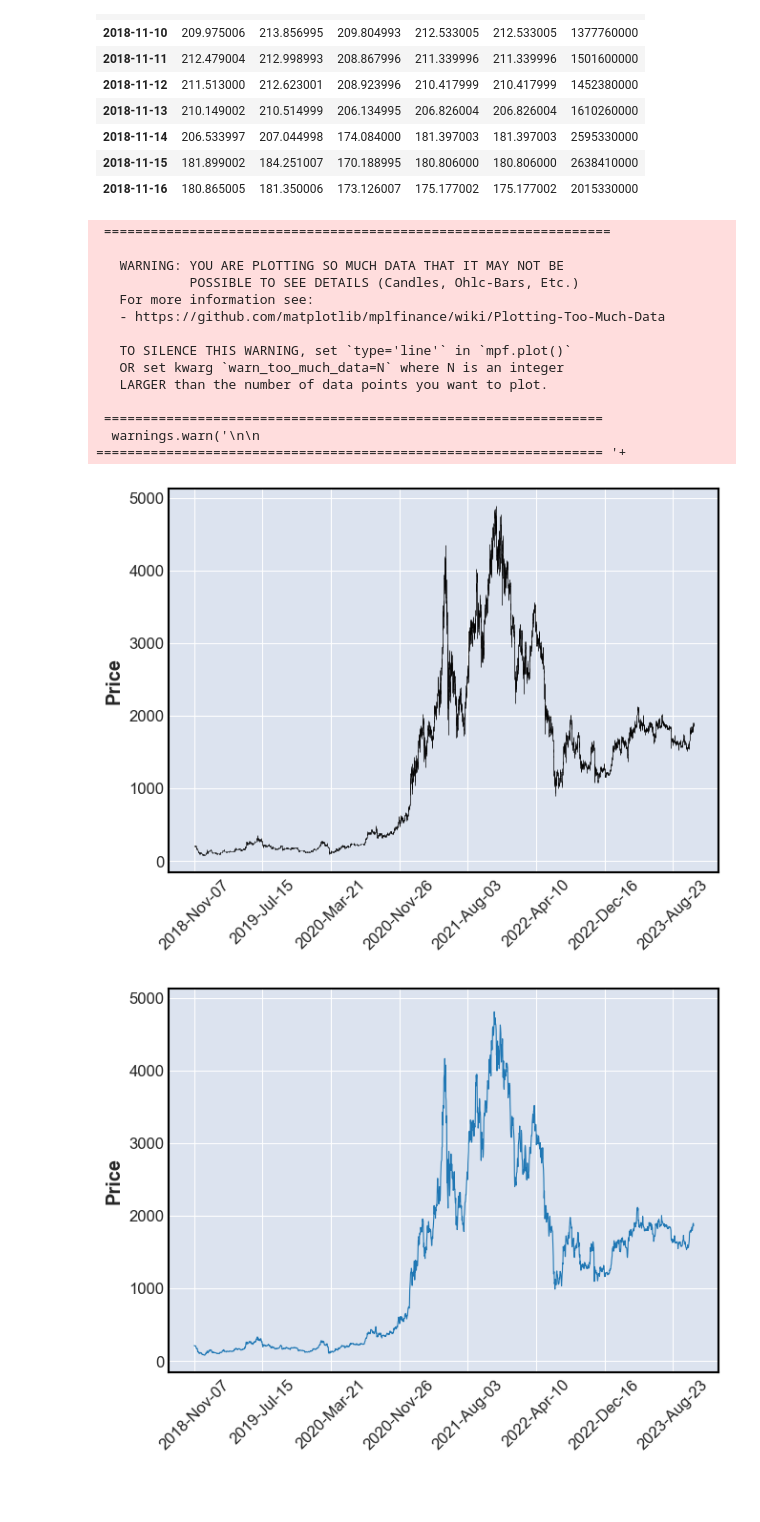
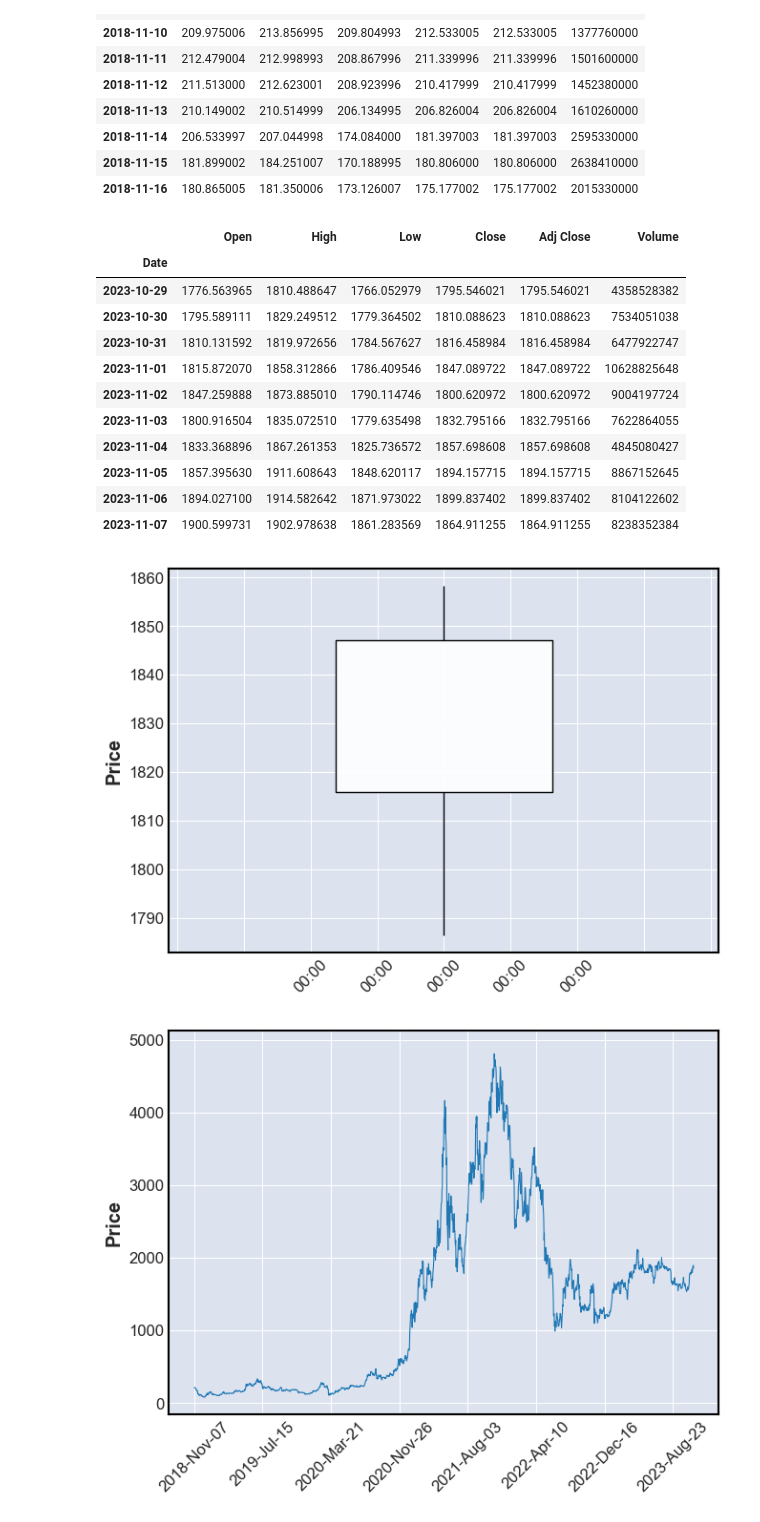
Before and after one commit to MohammadKatif/Cryptocurrency-price-prediction-model, a Jupyter notebook: Crypto_model_1.ipynb, the cells around one changed output. Cells and saved outputs as stored; diff of their text form; code cells hidden in the pictures; blank space fills up the shorter version.

```diff
--- a/Crypto_model_1.ipynb
+++ b/Crypto_model_1.ipynb
@@ -76,23 +76,25 @@ df.head(10)
 | 2018-11-14 | 206.533997 | 207.044998 | 174.084000 | 181.397003 | 181.397003 | 2595330000 |
 | 2018-11-15 | 181.899002 | 184.251007 | 170.188995 | 180.806000 | 180.806000 | 2638410000 |
 | 2018-11-16 | 180.865005 | 181.350006 | 173.126007 | 175.177002 | 175.177002 | 2015330000 |
+# %%
+df.tail(10)
+# %% [output]
+|  | Open | High | Low | Close | Adj Close | Volume |
+| Date |  |  |  |  |  |  |
+| 2023-10-29 | 1776.563965 | 1810.488647 | 1766.052979 | 1795.546021 | 1795.546021 | 4358528382 |
+| 2023-10-30 | 1795.589111 | 1829.249512 | 1779.364502 | 1810.088623 | 1810.088623 | 7534051038 |
+| 2023-10-31 | 1810.131592 | 1819.972656 | 1784.567627 | 1816.458984 | 1816.458984 | 6477922747 |
+| 2023-11-01 | 1815.872070 | 1858.312866 | 1786.409546 | 1847.089722 | 1847.089722 | 10628825648 |
+| 2023-11-02 | 1847.259888 | 1873.885010 | 1790.114746 | 1800.620972 | 1800.620972 | 9004197724 |
+| 2023-11-03 | 1800.916504 | 1835.072510 | 1779.635498 | 1832.795166 | 1832.795166 | 7622864055 |
+| 2023-11-04 | 1833.368896 | 1867.261353 | 1825.736572 | 1857.698608 | 1857.698608 | 4845080427 |
+| 2023-11-05 | 1857.395630 | 1911.608643 | 1848.620117 | 1894.157715 | 1894.157715 | 8867152645 |
+| 2023-11-06 | 1894.027100 | 1914.582642 | 1871.973022 | 1899.837402 | 1899.837402 | 8104122602 |
+| 2023-11-07 | 1900.599731 | 1902.978638 | 1861.283569 | 1864.911255 | 1864.911255 | 8238352384 |
 # %%
-mpl.plot(df) # Scattering or making candles of the dataset of crypto price for the last 5 years would give a error.
+mpl.plot(df.loc[['2023-11-01']], type='candle') # Scattering or making candles of the dataset of crypto price for the last 5 years would give a error.
 # %% [output]
- =================================================================
-
-   WARNING: YOU ARE PLOTTING SO MUCH DATA THAT IT MAY NOT BE
-            POSSIBLE TO SEE DETAILS (Candles, Ohlc-Bars, Etc.)
-   For more information see:
-   - https://github.com/matplotlib/mplfinance/wiki/Plotting-Too-Much-Data
-
-   TO SILENCE THIS WARNING, set `type='line'` in `mpf.plot()`
-   OR set kwarg `warn_too_much_data=N` where N is an integer
-   LARGER than the number of data points you want to plot.
-
- ================================================================
-  warnings.warn('\n\n ================================================================= '+
-[figure, old version]
+[figure, new version]
 # %%
 mpl.plot(df, type='line') # solving the error by converting the scatter plot into a line plot
 # %% [output]
```
Also changed, not shown: parts of 6 cells of this notebook, 1 other file.
